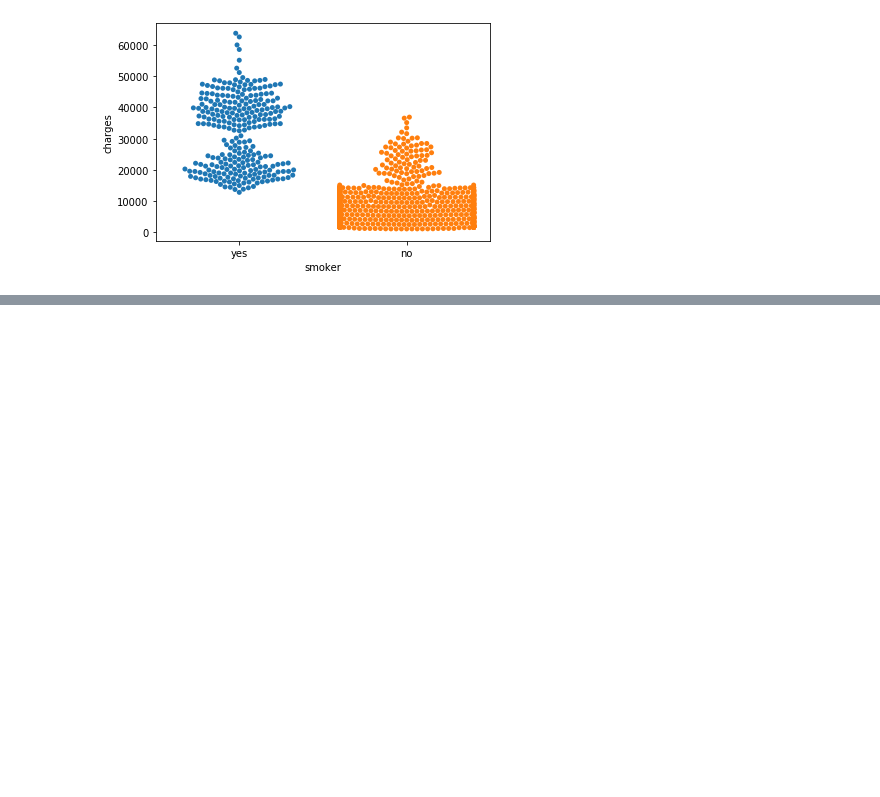
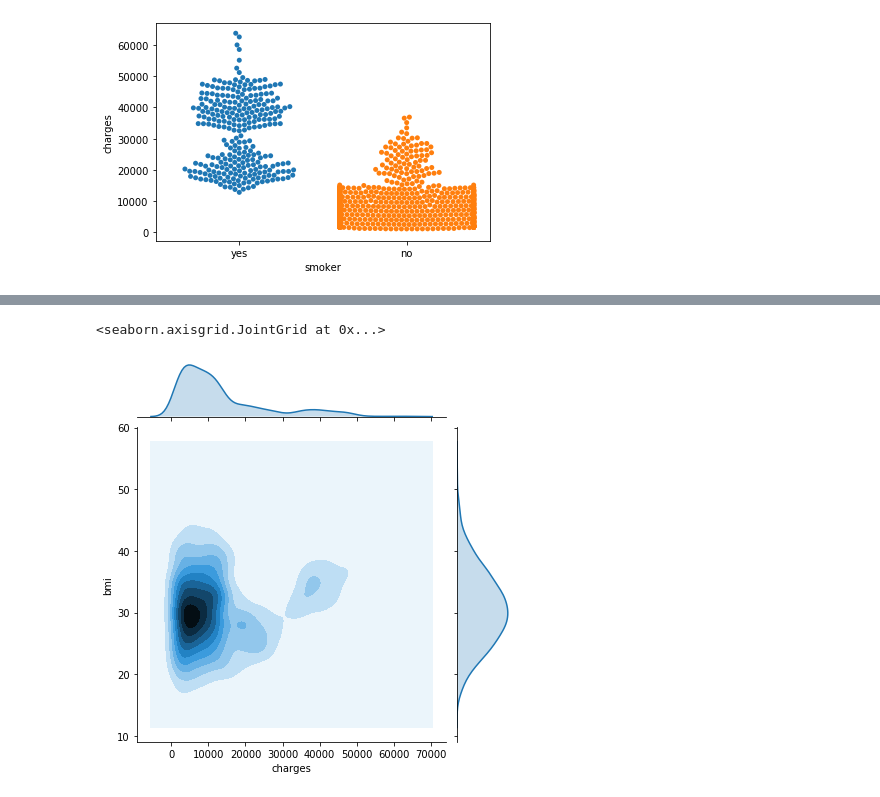
Before and after one commit to Suvoo/Kaggle, a Jupyter notebook: Courses/kaggle_course_3.ipynb, the cells around one changed output, grey strips where cells are left out. Drawn from its saved outputs; the diff is of its cells as text; code cells hidden in the pictures; blank space fills up the shorter version.

```diff
--- a/Courses/kaggle_course_3.ipynb
+++ b/Courses/kaggle_course_3.ipynb
@@ -139,0 +150,5 @@ sns.swarmplot(x=insurance_data['smoker'],
+# %%
+sns.jointplot(x=insurance_data['charges'], y=insurance_data['bmi'], kind="kde")
+# %% [output]
+<seaborn.axisgrid.JointGrid at 0x...>
+[figure, added]
```
Also changed, not shown: parts of 2 cells of this notebook.
